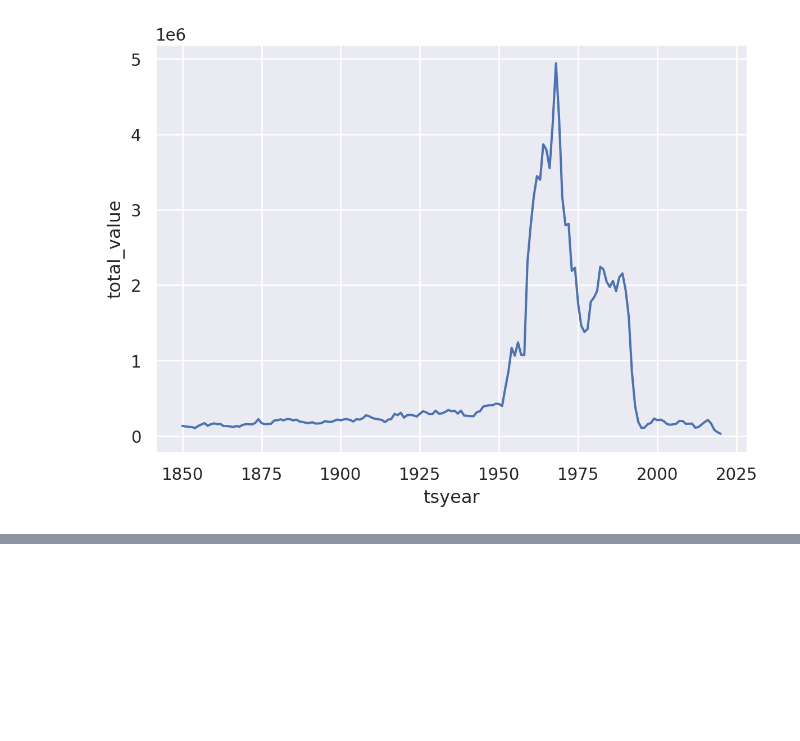
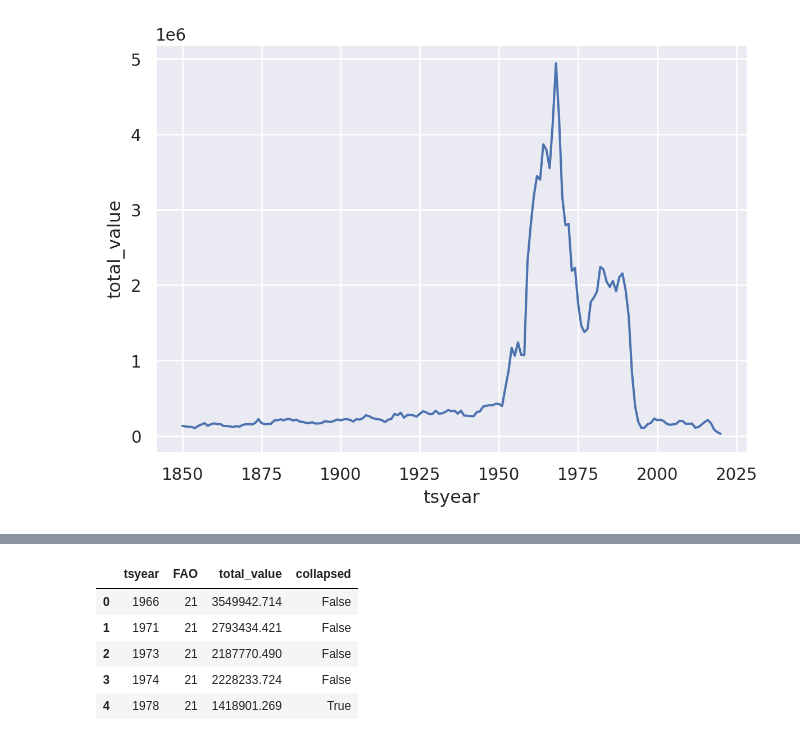
Before and after one commit to espm-288/fish-fishy-fish, a Jupyter notebook: notebook.ipynb, the cells around one changed output, grey strips where cells are left out. Drawn from its saved outputs; the diff is of its cells as text; code cells hidden in the pictures; blank space fills up the shorter version.

```diff
--- a/notebook.ipynb
+++ b/notebook.ipynb
@@ -157,0 +157,11 @@ We seek to replicate the temporal trend in stock declines shown in [Worm et al 2
+# %%
+FAO_21 = cod_year.filter(_.FAO == "21")
+
+FAO_21.head().execute()
+# %% [output]
+|  | tsyear | FAO | total_value | collapsed |
+| 0 | 1966 | 21 | 3549942.714 | False |
+| 1 | 1971 | 21 | 2793434.421 | False |
+| 2 | 1973 | 21 | 2187770.490 | False |
+| 3 | 1974 | 21 | 2228233.724 | False |
+| 4 | 1978 | 21 | 1418901.269 | True |
```
Also changed, not shown: parts of 8 cells of this notebook.
